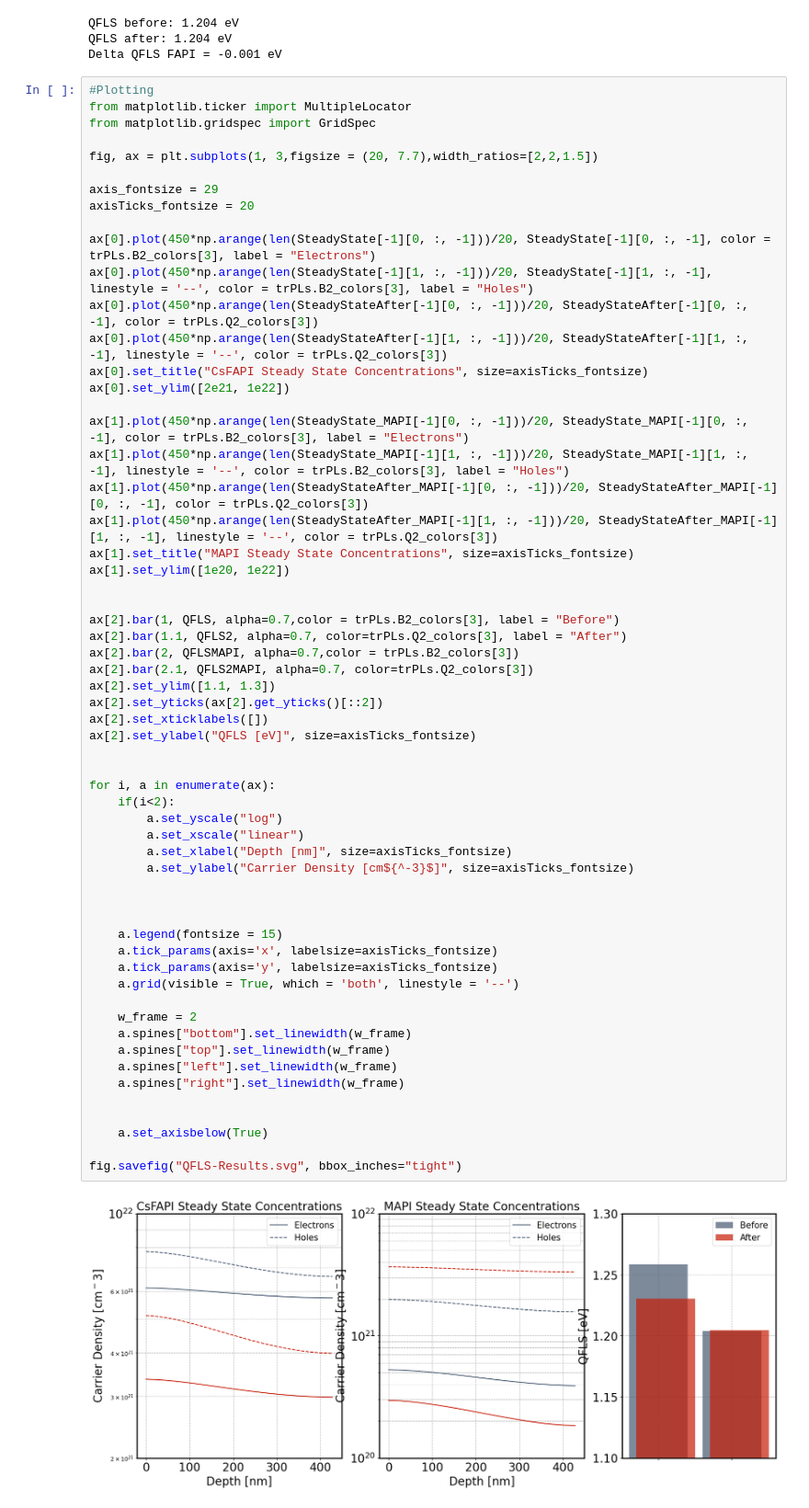
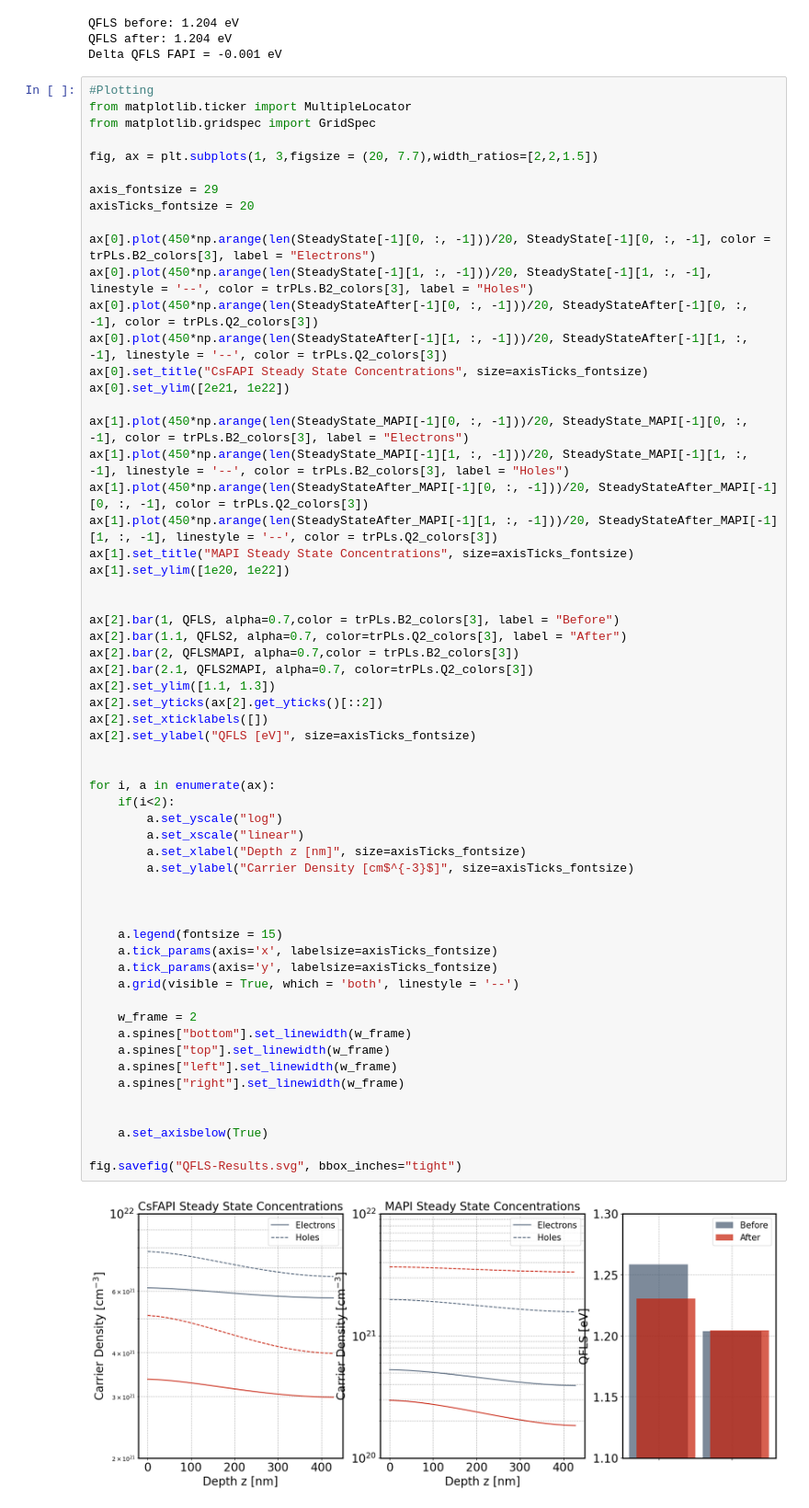
Before and after one commit to MaximSimmonds-HZB/MAPI-FAPI-fitting, a Jupyter notebook: FAPI-Fits-wDiffusion-shortened.ipynb, the cells around one changed output. Shown at 92% size. Drawn from its saved outputs; the diff is of its cells as text.

```diff
--- a/FAPI-Fits-wDiffusion-shortened.ipynb
+++ b/FAPI-Fits-wDiffusion-shortened.ipynb
@@ -2196,33 +2196,33 @@ ax[2].bar(2, QFLSMAPI, alpha=0.7,color = trPLs.B2_colors[3])
 ax[2].bar(2.1, QFLS2MAPI, alpha=0.7, color=trPLs.Q2_colors[3])
 ax[2].set_ylim([1.1, 1.3])
 ax[2].set_yticks(ax[2].get_yticks()[::2])
 ax[2].set_xticklabels([])
 ax[2].set_ylabel("QFLS [eV]", size=axisTicks_fontsize)
 
 
 for i, a in enumerate(ax):
     if(i<2):
         a.set_yscale("log")
         a.set_xscale("linear")
-        a.set_xlabel("Depth [nm]", size=axisTicks_fontsize)
-        a.set_ylabel("Carrier Density [cm${^-3}$]", size=axisTicks_fontsize)
+        a.set_xlabel("Depth z [nm]", size=axisTicks_fontsize)
+        a.set_ylabel("Carrier Density [cm$^{-3}$]", size=axisTicks_fontsize)
 
 
 
     a.legend(fontsize = 15)
     a.tick_params(axis='x', labelsize=axisTicks_fontsize)
     a.tick_params(axis='y', labelsize=axisTicks_fontsize)
     a.grid(visible = True, which = 'both', linestyle = '--')
 
     w_frame = 2
     a.spines["bottom"].set_linewidth(w_frame)
     a.spines["top"].set_linewidth(w_frame)
     a.spines["left"].set_linewidth(w_frame)
     a.spines["right"].set_linewidth(w_frame)
 
 
     a.set_axisbelow(True)
 
 fig.savefig("QFLS-Results.svg", bbox_inches="tight")
 # %% [output]
-[figure, old version]
+[figure, new version]
```
Also changed, not shown: 2 other files.
